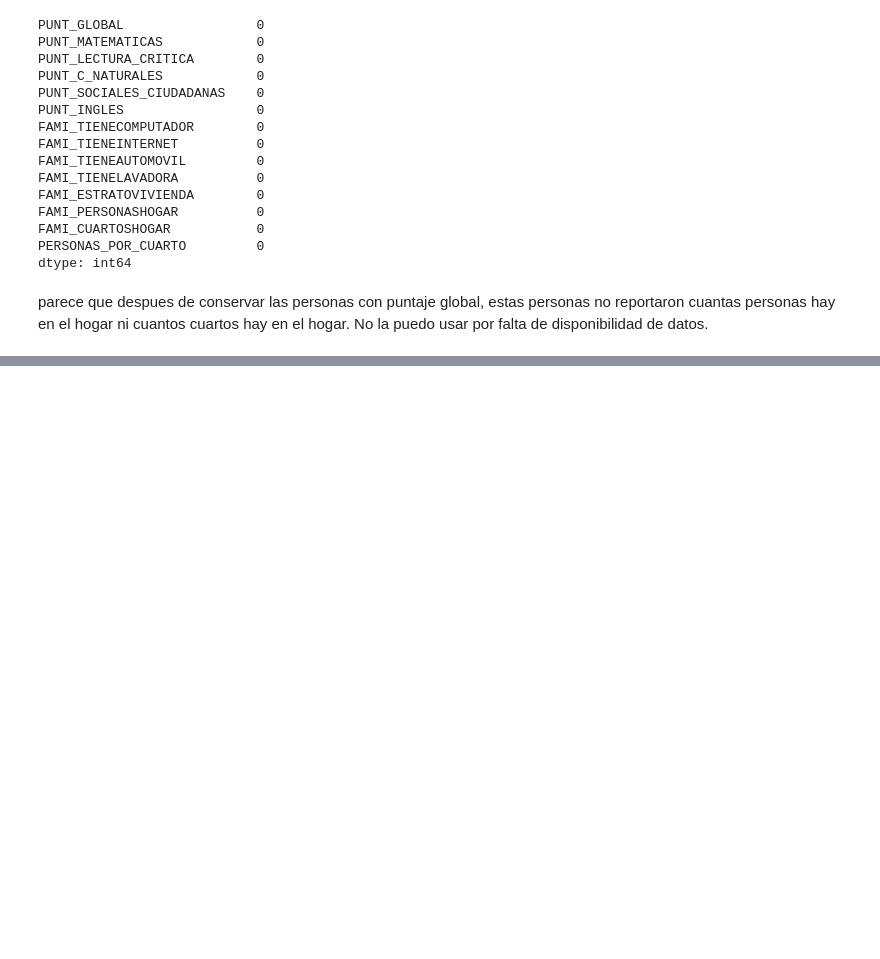
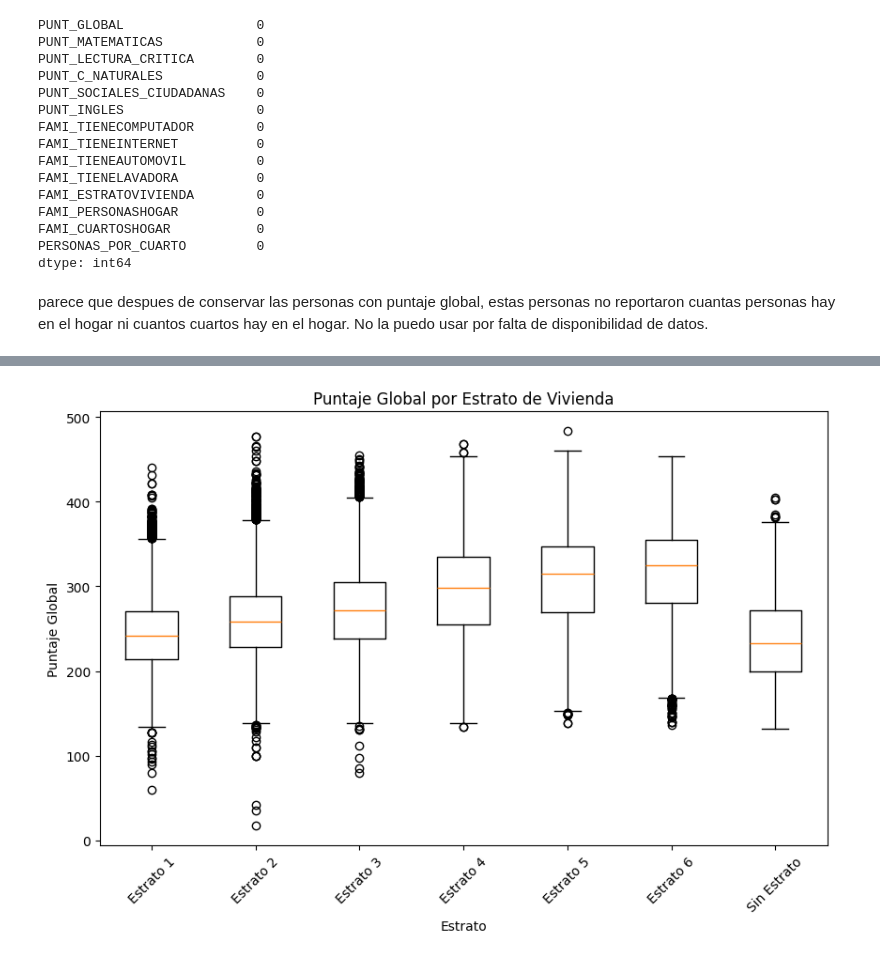
Before and after one commit to isabellagomez2003-sys/Proyecto-1, a Jupyter notebook: pregunta2(Dani).ipynb, the cells around one changed output, grey strips where cells are left out. Drawn from its saved outputs; the diff is of its cells as text; code cells hidden in the pictures; blank space fills up the shorter version.

Commit message:
realizando graficas para el analisis de datos

```diff
--- a/pregunta2(Dani).ipynb
+++ b/pregunta2(Dani).ipynb
@@ -234,0 +311,26 @@ tendremos que trabajar por dataframes para cada medida que queremos trabajar. Se
+# %%
+#asegurandonos de que no hayan nulos en el estrato
+df_estrato = df.dropna(subset=["FAMI_ESTRATOVIVIENDA"])
+
+#categorias ordenadas
+estratos = sorted(df_estrato["FAMI_ESTRATOVIVIENDA"].unique())
+
+#lista de los puntajes en las categorias
+datos = [
+    df_estrato[df_estrato["FAMI_ESTRATOVIVIENDA"] == e]["PUNT_GLOBAL"]
+    for e in estratos
+]
+
+#graficar
+plt.figure(figsize=(10,6))
+plt.boxplot(datos)
+
+#etiquetas y titulos
+plt.xticks(range(1, len(estratos)+1), estratos, rotation=45, color="black")
+plt.title("Puntaje Global por Estrato de Vivienda")
+plt.xlabel("Estrato")
+plt.ylabel("Puntaje Global")
+
+plt.show()
+# %% [output]
+[figure, added]
```
Also changed, not shown: parts of 15 cells of this notebook.
